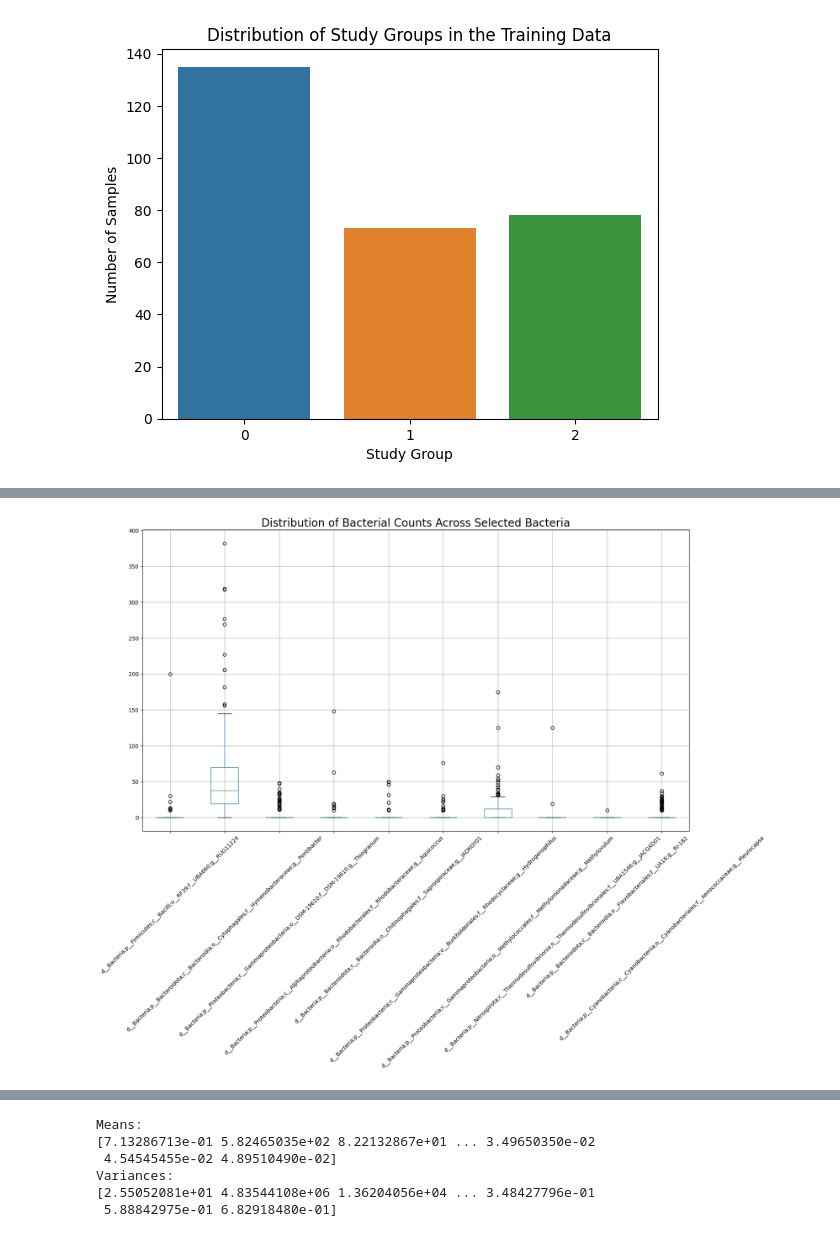
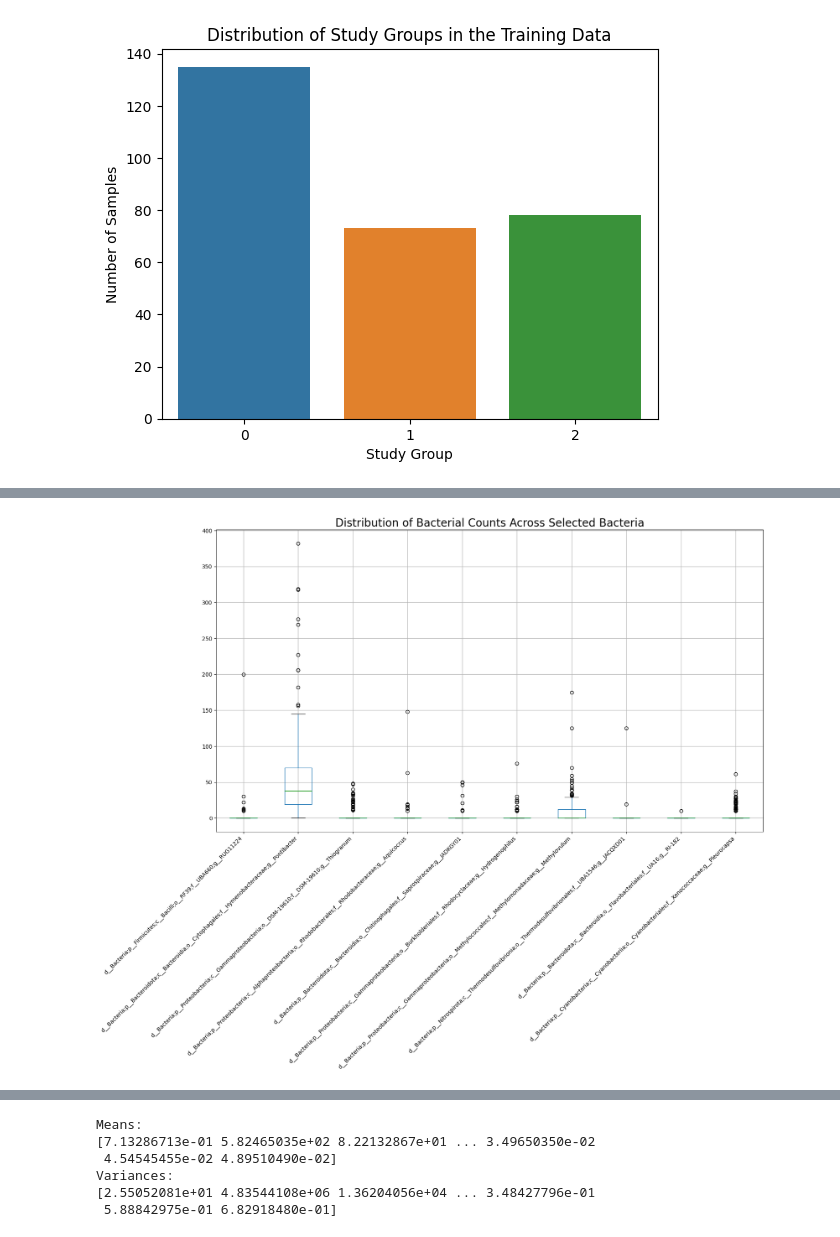
Before and after one commit to MGS-dot/LSA-project, a Jupyter notebook: machine-learning-3.ipynb, the cells around one changed output, grey strips where cells are left out. Saved outputs shown, nothing was run; the diff lists cells and outputs as text; code cells hidden in the pictures.

```diff
--- a/machine-learning-3.ipynb
+++ b/machine-learning-3.ipynb
@@ -186,8 +189,8 @@ Use ten random columns to visualize the distribution in a boxplot.
 # %%
 plt.figure(figsize=(18,10))
 plt.title('Distribution of Bacterial Counts Across Selected Bacteria', fontsize = 20)
 train_X_filtered.sample(10, axis="columns", random_state = 10).boxplot()
-plt.xticks(rotation=45)
+plt.xticks(rotation=45, ha = 'right')
 plt.show()
 # %% [output]
-[figure, old version]
+[figure, new version]
```
Also changed, not shown: parts of 34 cells of this notebook.
